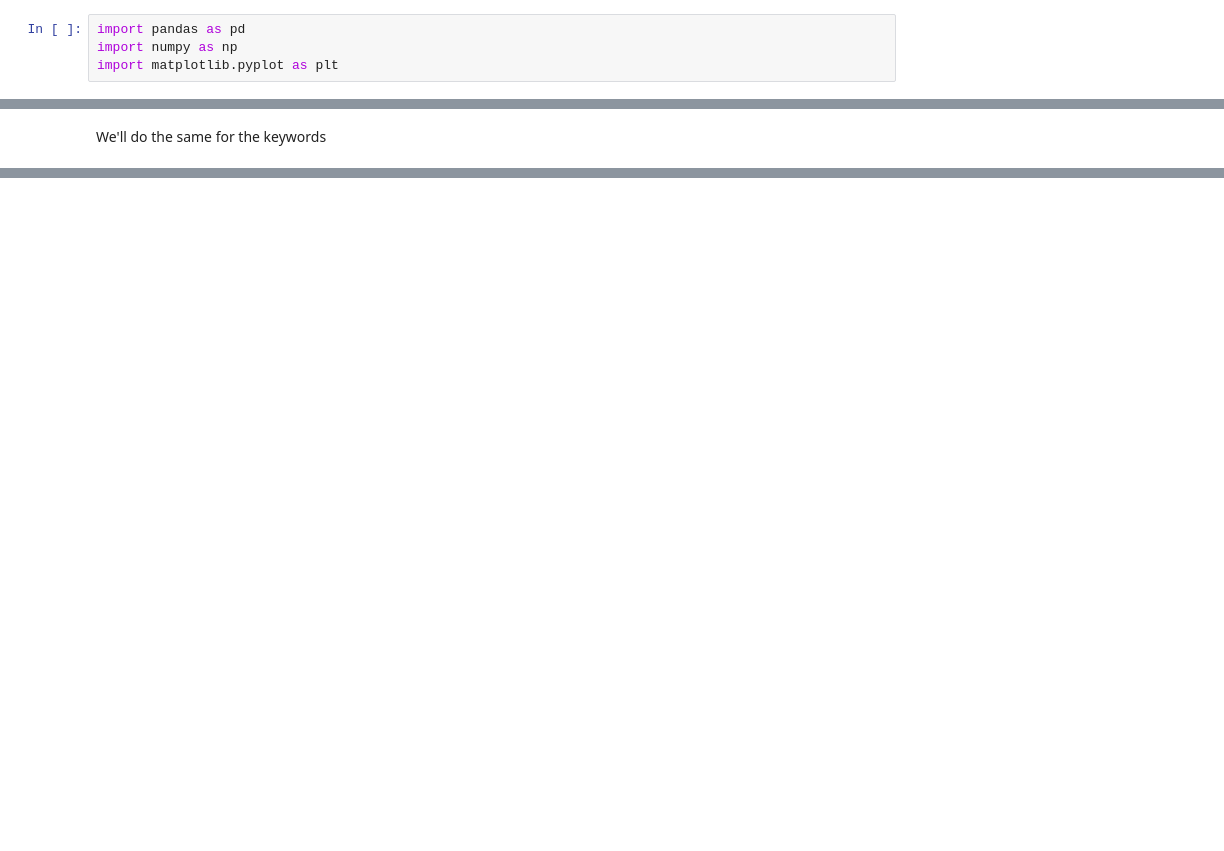
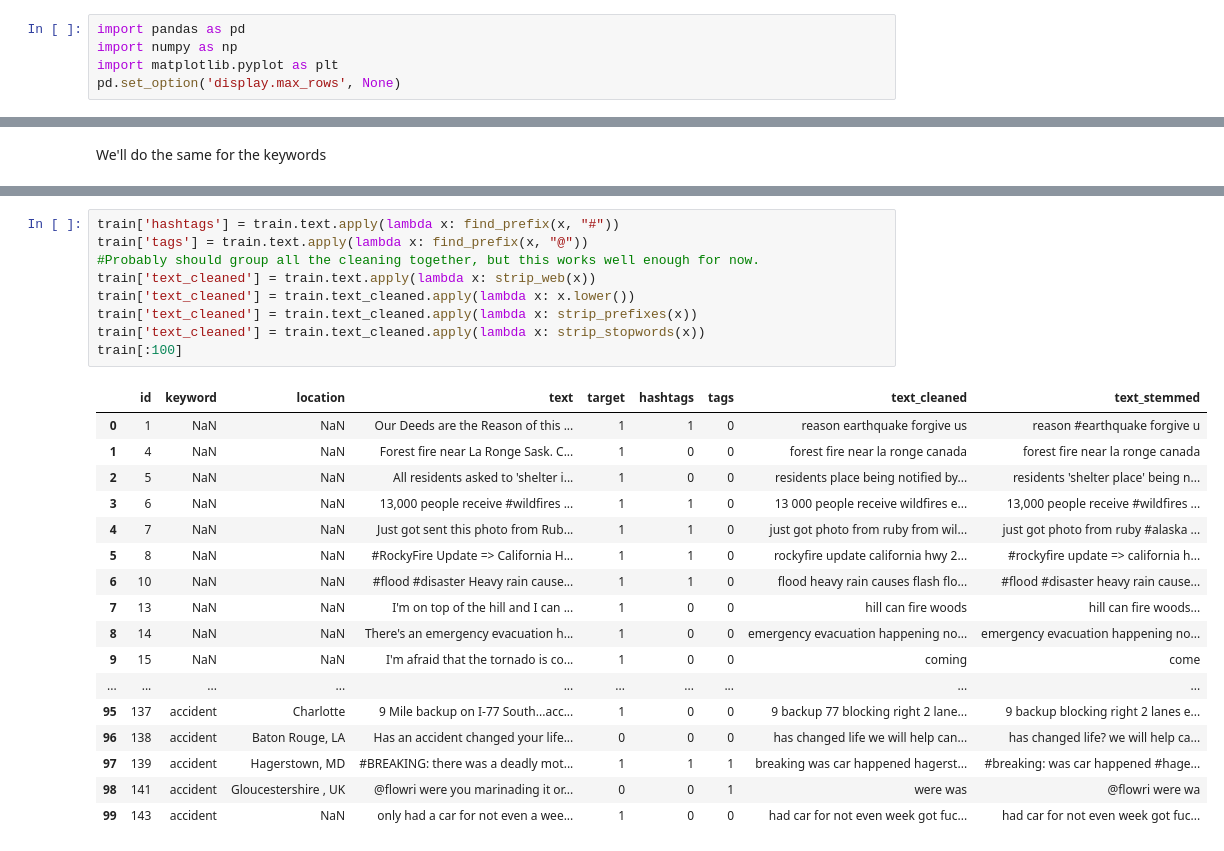
Before and after one commit to Mctran1724/Disaster-Tweets-NLP, a Jupyter notebook: disastertweets.ipynb, the cells around one changed output, grey strips where cells are left out. Drawn from its saved outputs; the diff is of its cells as text; blank space fills up the shorter version.

```diff
--- a/disastertweets.ipynb
+++ b/disastertweets.ipynb
@@ -2,6 +2,7 @@
 import pandas as pd
 import numpy as np
 import matplotlib.pyplot as plt
+pd.set_option('display.max_rows', None)
 # %%
 train = pd.read_csv("nlpdisastertweets/train.csv")
 train
@@ -138,0 +181,27 @@ Now to clean data and design some high level features.
+# %%
+train['hashtags'] = train.text.apply(lambda x: find_prefix(x, "#"))
+train['tags'] = train.text.apply(lambda x: find_prefix(x, "@"))
+#Probably should group all the cleaning together, but this works well enough for now.
+train['text_cleaned'] = train.text.apply(lambda x: strip_web(x))
+train['text_cleaned'] = train.text_cleaned.apply(lambda x: x.lower())
+train['text_cleaned'] = train.text_cleaned.apply(lambda x: strip_prefixes(x))
+train['text_cleaned'] = train.text_cleaned.apply(lambda x: strip_stopwords(x))
+train[:100]
+# %% [output]
+|  | id | keyword | location | text | target | hashtags | tags | text_cleaned | text_stemmed |
+| 0 | 1 | NaN | NaN | Our Deeds are the Reason of this ... | 1 | 1 | 0 | reason earthquake forgive us | reason #earthquake forgive u |
+| 1 | 4 | NaN | NaN | Forest fire near La Ronge Sask. C... | 1 | 0 | 0 | forest fire near la ronge canada | forest fire near la ronge canada |
+| 2 | 5 | NaN | NaN | All residents asked to 'shelter i... | 1 | 0 | 0 | residents place being notified by... | residents 'shelter place' being n... |
+| 3 | 6 | NaN | NaN | 13,000 people receive #wildfires ... | 1 | 1 | 0 | 13 000 people receive wildfires e... | 13,000 people receive #wildfires ... |
+| 4 | 7 | NaN | NaN | Just got sent this photo from Rub... | 1 | 1 | 0 | just got photo from ruby from wil... | just got photo from ruby #alaska ... |
+| 5 | 8 | NaN | NaN | #RockyFire Update => California H... | 1 | 1 | 0 | rockyfire update california hwy 2... | #rockyfire update => california h... |
+| 6 | 10 | NaN | NaN | #flood #disaster Heavy rain cause... | 1 | 1 | 0 | flood heavy rain causes flash flo... | #flood #disaster heavy rain cause... |
+| 7 | 13 | NaN | NaN | I'm on top of the hill and I can ... | 1 | 0 | 0 | hill can fire woods | hill can fire woods... |
+| 8 | 14 | NaN | NaN | There's an emergency evacuation h... | 1 | 0 | 0 | emergency evacuation happening no... | emergency evacuation happening no... |
+| 9 | 15 | NaN | NaN | I'm afraid that the tornado is co... | 1 | 0 | 0 | coming | come |
+| ... | ... | ... | ... | ... | ... | ... | ... | ... | ... |
+| 95 | 137 | accident | Charlotte | 9 Mile backup on I-77 South...acc... | 1 | 0 | 0 | 9 backup 77 blocking right 2 lane... | 9 backup blocking right 2 lanes e... |
+| 96 | 138 | accident | Baton Rouge, LA | Has an accident changed your life... | 0 | 0 | 0 | has changed life we will help can... | has changed life? we will help ca... |
+| 97 | 139 | accident | Hagerstown, MD | #BREAKING: there was a deadly mot... | 1 | 1 | 1 | breaking was car happened hagerst... | #breaking: was car happened #hage... |
+| 98 | 141 | accident | Gloucestershire , UK | @flowri were you marinading it or... | 0 | 0 | 1 | were was | @flowri were wa |
+| 99 | 143 | accident | NaN | only had a car for not even a wee... | 1 | 0 | 0 | had car for not even week got fuc... | had car for not even week got fuc... |
```
Also changed, not shown: parts of 8 cells of this notebook.
